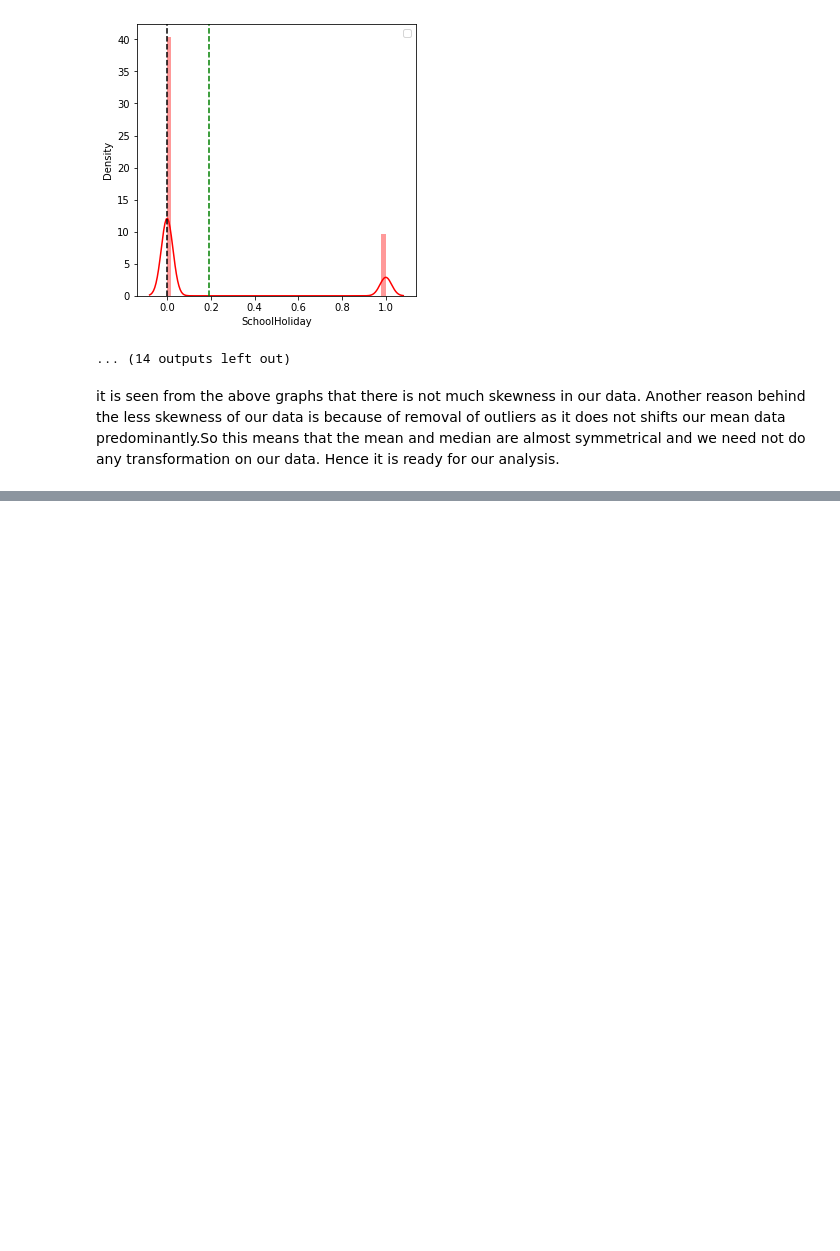
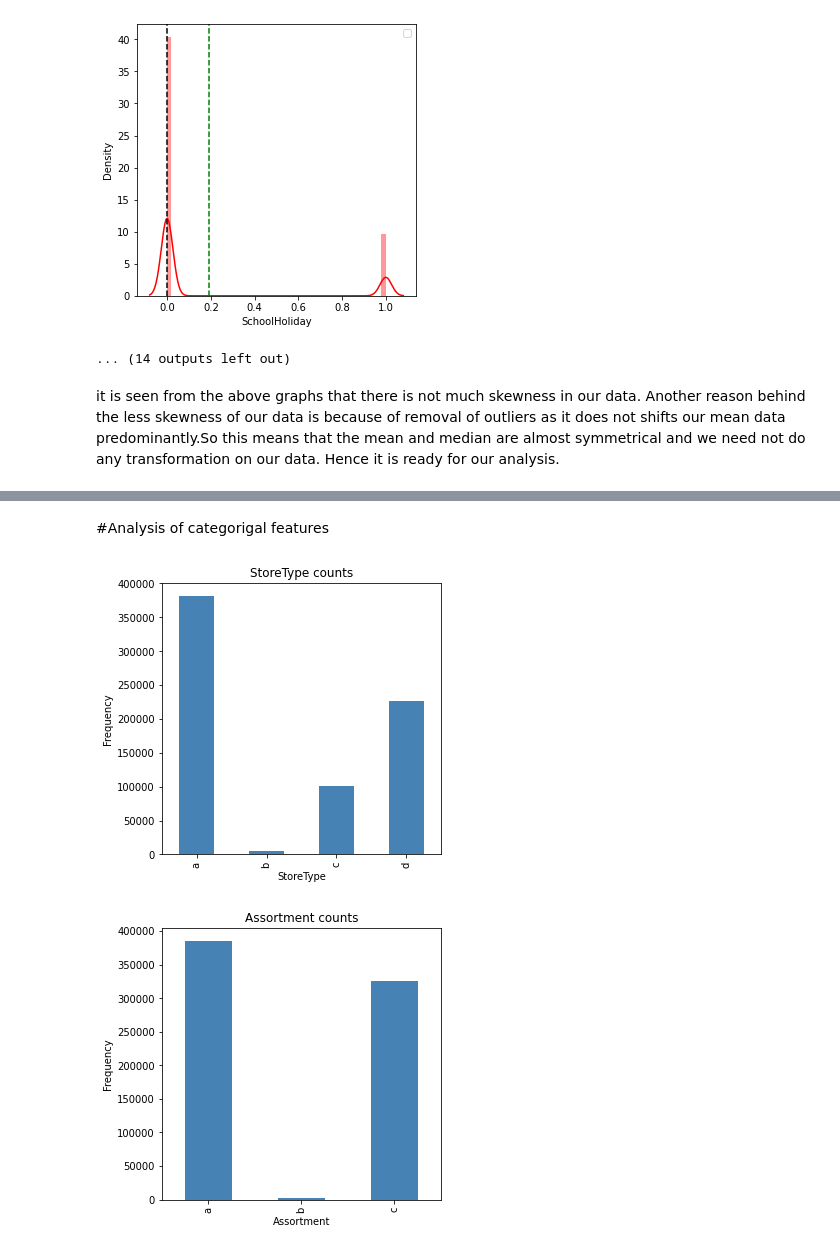
Before and after one commit to Rozigithub/Retail-Sales-Prediction, a Jupyter notebook: retail_sales_prediction.ipynb, the cells around one changed output, grey strips where cells are left out. Drawn from its saved outputs; the diff is of its cells as text; code cells hidden in the pictures; blank space fills up the shorter version.

```diff
--- a/retail_sales_prediction.ipynb
+++ b/retail_sales_prediction.ipynb
@@ -1274,0 +845,16 @@ Write the conclusion here.
+# %% [markdown]
+#Analysis of categorigal features
+# %%
+categorical_features=list(df.describe(include=['object','category']).columns)
+# %%
+for col in categorical_features:
+    counts = df[col].value_counts().sort_index()
+    fig,ax=plt.subplots(figsize=(5,5))
+    counts.plot.bar(ax = ax, color='steelblue')
+    ax.set_title(col + ' counts')
+    ax.set_xlabel(col)
+    ax.set_ylabel("Frequency")
+plt.show()
+# %% [output]
+[figure, added]
+[figure, added]
```
Also changed, not shown: parts of 366 cells of this notebook.
